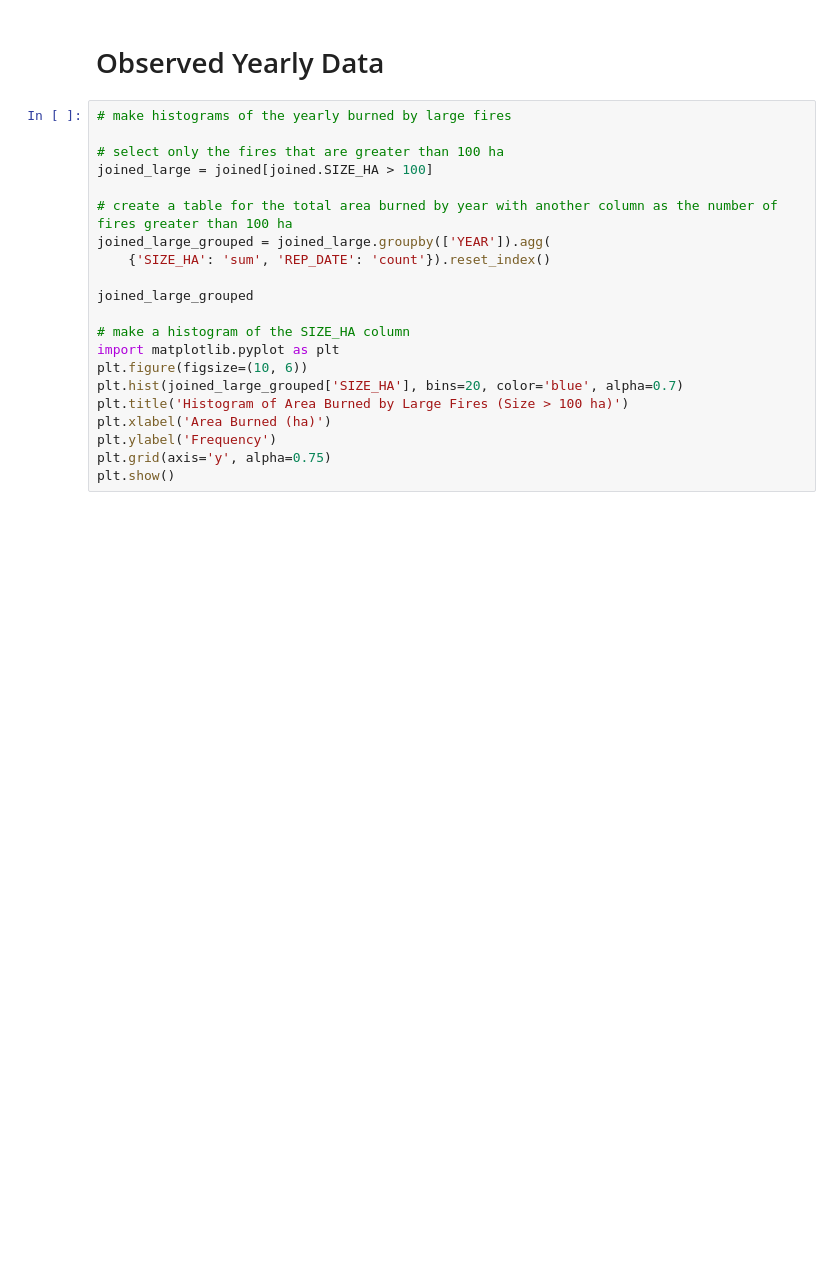
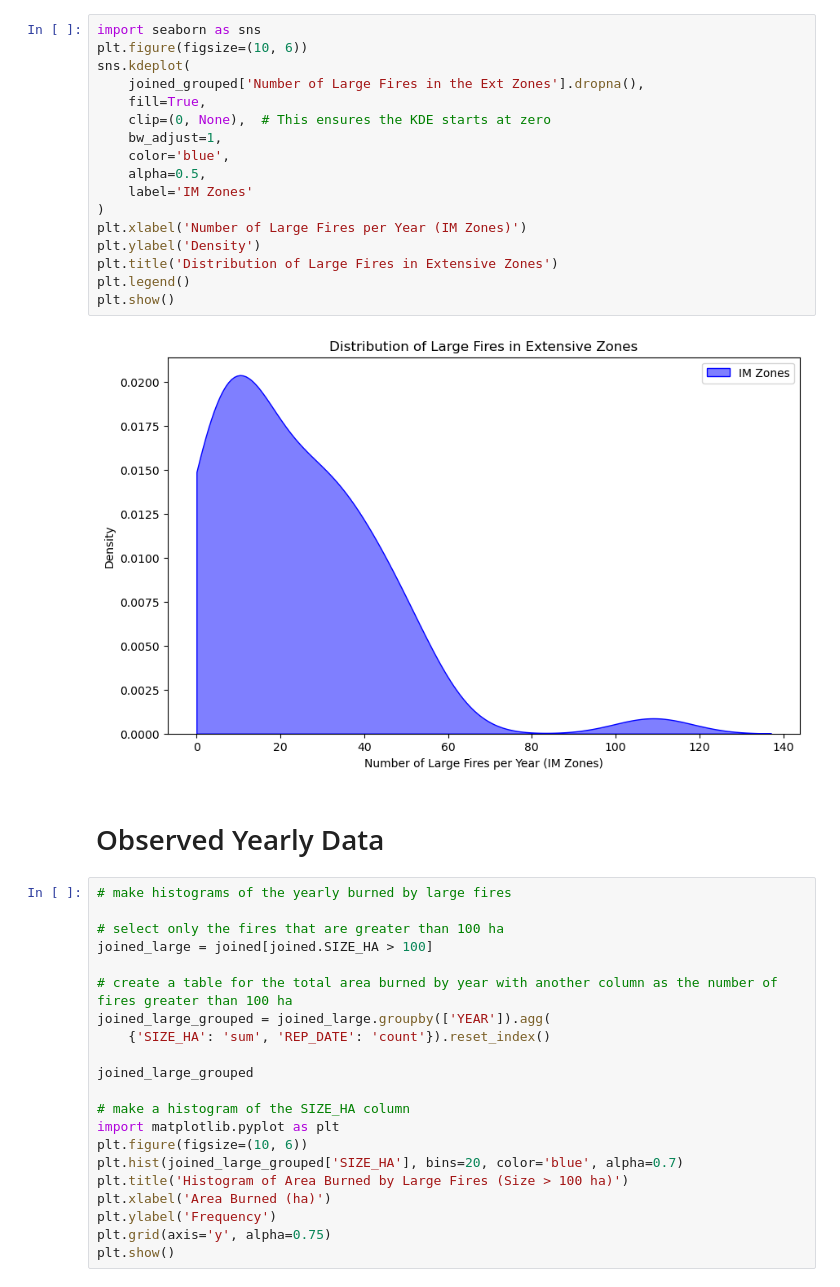
Before and after one commit to willseff/compound-poisson-fire-model, a Jupyter notebook: simulation.ipynb, the cells around one changed output. Drawn from its saved outputs; the diff is of its cells as text; blank space fills up the shorter version.

```diff
--- a/simulation.ipynb
+++ b/simulation.ipynb
@@ -133,3 +150,22 @@ See the caveats in the documentation: https://pandas.pydata.org/pandas-docs/stab
+# %%
+import seaborn as sns
+plt.figure(figsize=(10, 6))
+sns.kdeplot(
+    joined_grouped['Number of Large Fires in the Ext Zones'].dropna(),
+    fill=True,
+    clip=(0, None),  # This ensures the KDE starts at zero
+    bw_adjust=1,
+    color='blue',
+    alpha=0.5,
+    label='IM Zones'
+)
+plt.xlabel('Number of Large Fires per Year (IM Zones)')
+plt.ylabel('Density')
+plt.title('Distribution of Large Fires in Extensive Zones')
+plt.legend()
+plt.show()
+# %% [output]
+[figure, added]
 # %% [markdown]
 # Observed Yearly Data
 # %%
```
Also changed, not shown: parts of 12 cells of this notebook.
